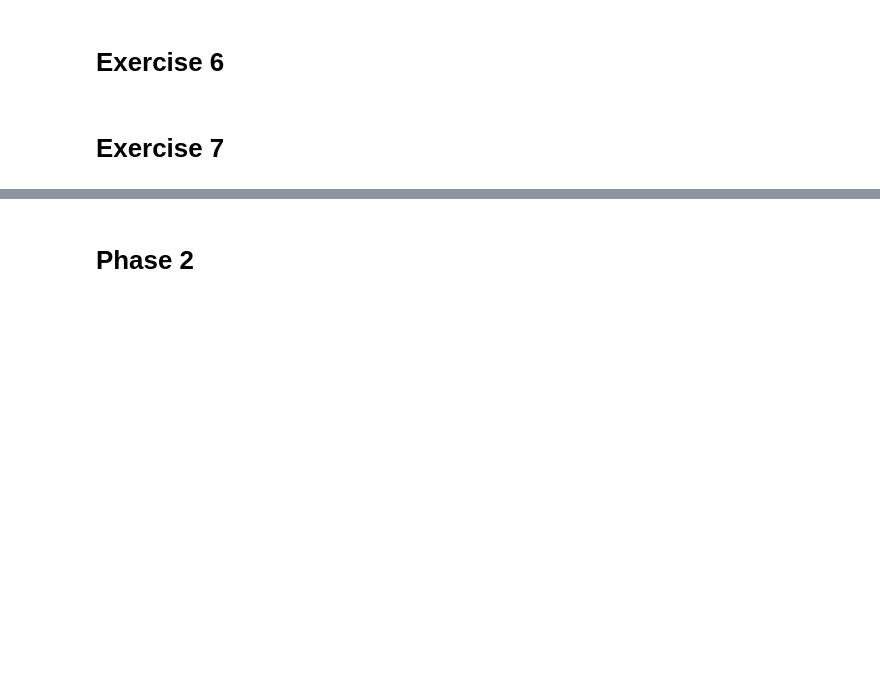
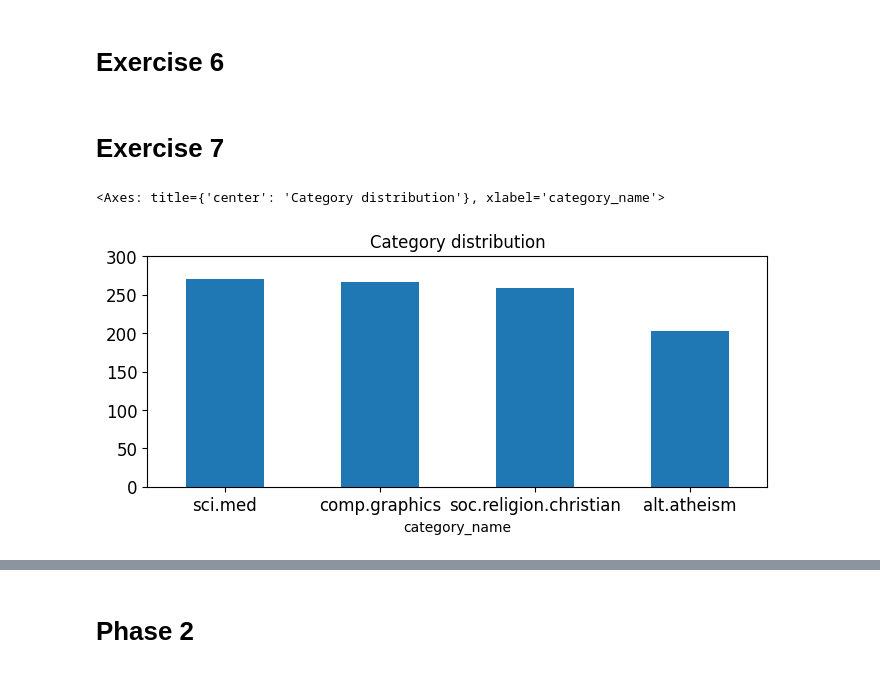
Before and after one commit to Thewo-6/DM2025-Lab1-Exercise, a Jupyter notebook: DM2025-Lab1-Homework.ipynb, the cells around one changed output, grey strips where cells are left out. Saved outputs shown, nothing was run; the diff lists cells and outputs as text; code cells hidden in the pictures; blank space fills up the shorter version.

Commit message:
modified:   DM2025-Lab1-Homework.ipynb     I have reported the answers for the phase 1 from the master file to the homework file.

```diff
--- a/DM2025-Lab1-Homework.ipynb
+++ b/DM2025-Lab1-Homework.ipynb
@@ -269,3 +270,14 @@ Length: 2257, dtype: object
 "2. The order of the rows is shuffled randomly."
 # %% [markdown]
 # Exercise 7
+# %%
+# Answer here
+X_sample = X.sample(n=1000) #random state
+
+X_sample.category_name.value_counts().plot(kind = 'bar',
+                                         title = 'Category distribution',
+                                         ylim = [0, X_sample.category_name.value_counts().max() + 30],
+                                         rot = 0, fontsize = 12, figsize = (8,3))
+# %% [output]
+<Axes: title={'center': 'Category distribution'}, xlabel='category_name'>
+[figure, added]
```
Also changed, not shown: parts of 18 cells of this notebook.
